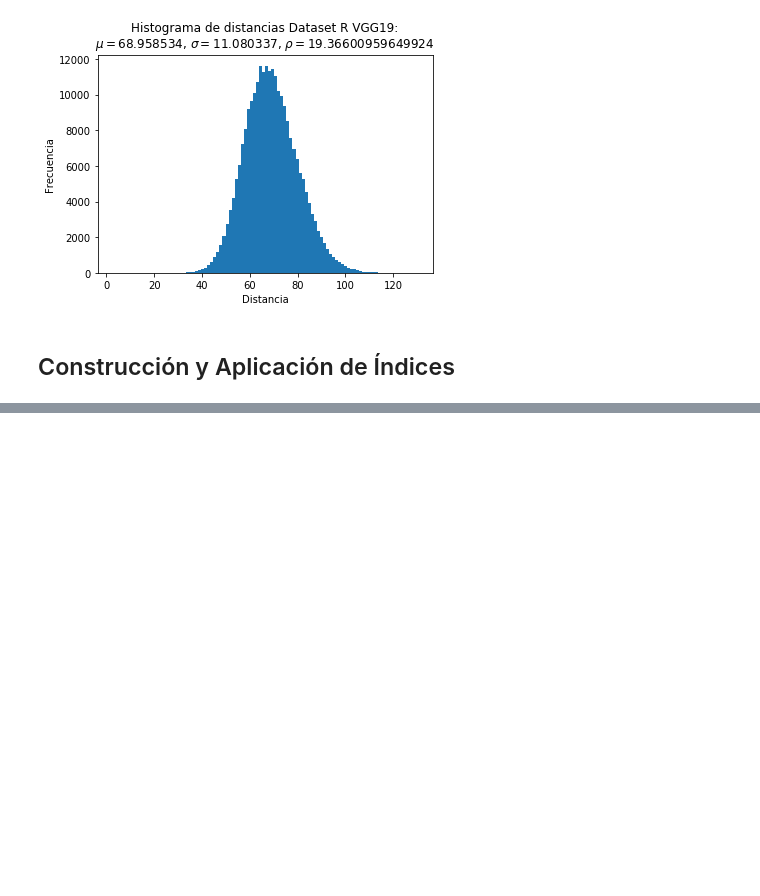
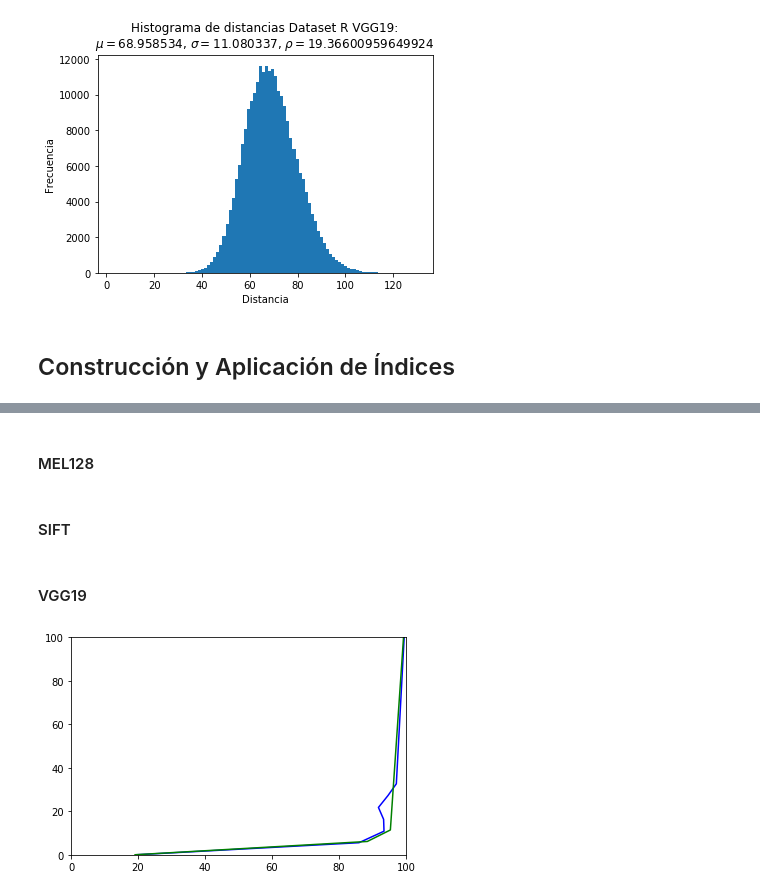
Before and after one commit to pbelmonte/rim-tarea-2, a Jupyter notebook: Tarea-2.ipynb, the cells around one changed output, grey strips where cells are left out. Saved outputs shown, nothing was run; the diff lists cells and outputs as text; code cells hidden in the pictures; blank space fills up the shorter version.

Commit message:
kdtrees

```diff
--- a/Tarea-2.ipynb
+++ b/Tarea-2.ipynb
@@ -136,0 +145,2 @@ busqueda linear scan=148.8
+# %%
+lscan_results_vgg, lscan_dists_vgg, tiempo_lscan_vgg = aplicar_lscan(dataset_q_vgg, dataset_r_vgg)
@@ -173,5 +191,3 @@ def aplicar_kdtree(dataset_q, dataset_r, lscan_results, lscan_dists, tiempo_lsca
 
     efectividad, eficiencia, correctas, incorrectas, iguales = evaluar_resultado(approx_results, approx_dists, tiempo, lscan_results, lscan_dists, tiempo_lscan)
     return efectividad, eficiencia, correctas, incorrectas, iguales
-# %%
-efectividad, eficiencia, correctas, incorrectas, iguales = aplicar_kdtree(dataset_q_mel, dataset_r_mel, lscan_results_mel, lscan_dists_mel, tiempo_lscan_mel, 1, 100)
@@ -181,0 +196,44 @@ efectividad=56.4% eficiencia=1.1% correctas=12173 incorrectas=9400 mismo-NN=1216
+# %%
+def aplicar_kdtrees(dataset_q, dataset_r, lscan_results, lscan_dists, tiempo_lscan, trees, step):
+    # inicializar variables
+    results = []
+    checks = 0 - step
+
+    while True:
+        checks += step
+        efectividad, eficiencia, correctas, incorrectas, iguales = aplicar_kdtree(dataset_q, dataset_r, lscan_results, lscan_dists, tiempo_lscan, trees, checks)
+        results.append((efectividad, eficiencia, correctas, incorrectas, iguales))
+        if efectividad >= 95:
+            break
+    efectividad, eficiencia, correctas, incorrectas, iguales = aplicar_kdtree(dataset_q, dataset_r, lscan_results, lscan_dists, tiempo_lscan, trees, -1)
+    results.append((efectividad, eficiencia, correctas, incorrectas, iguales))
+    return results
+# %% [markdown]
+#### MEL128
+# %% [markdown]
+#### SIFT
+# %% [markdown]
+#### VGG19
+# %%
+results_kdtree_1_vgg = aplicar_kdtrees(dataset_q_vgg, dataset_r_vgg, lscan_results_vgg, lscan_dists_vgg, tiempo_lscan_vgg, 1, 200)
+results_kdtree_5_vgg = aplicar_kdtrees(dataset_q_vgg, dataset_r_vgg, lscan_results_vgg, lscan_dists_vgg, tiempo_lscan_vgg, 5, 200)
+results_kdtree_10_vgg = aplicar_kdtrees(dataset_q_vgg, dataset_r_vgg, lscan_results_vgg, lscan_dists_vgg, tiempo_lscan_vgg, 10, 200)
+# %%
+efectividad_kdtree_1_vgg = [e[0] for e in results_kdtree_1_vgg]
+eficiencia_kdtree_1_vgg = [e[1] for e in results_kdtree_1_vgg]
+
+efectividad_kdtree_5_vgg = [e[0] for e in results_kdtree_5_vgg]
+eficiencia_kdtree_5_vgg = [e[1] for e in results_kdtree_5_vgg]
+
+efectividad_kdtree_10_vgg = [e[0] for e in results_kdtree_10_vgg]
+eficiencia_kdtree_10_vgg = [e[1] for e in results_kdtree_10_vgg]
+
+axes = plt.gca()
+axes.set_xlim([0,100])
+axes.set_ylim([0,100])
+plt.plot(efectividad_kdtree_1_vgg, eficiencia_kdtree_1_vgg, 'b',
+         efectividad_kdtree_5_vgg, eficiencia_kdtree_5_vgg, 'g',
+         efectividad_kdtree_10_vgg, eficiencia_kdtree_10_vgg, 'r')
+plt.show()
+# %% [output]
+[figure, added]
```
Also changed, not shown: parts of 13 cells of this notebook.
